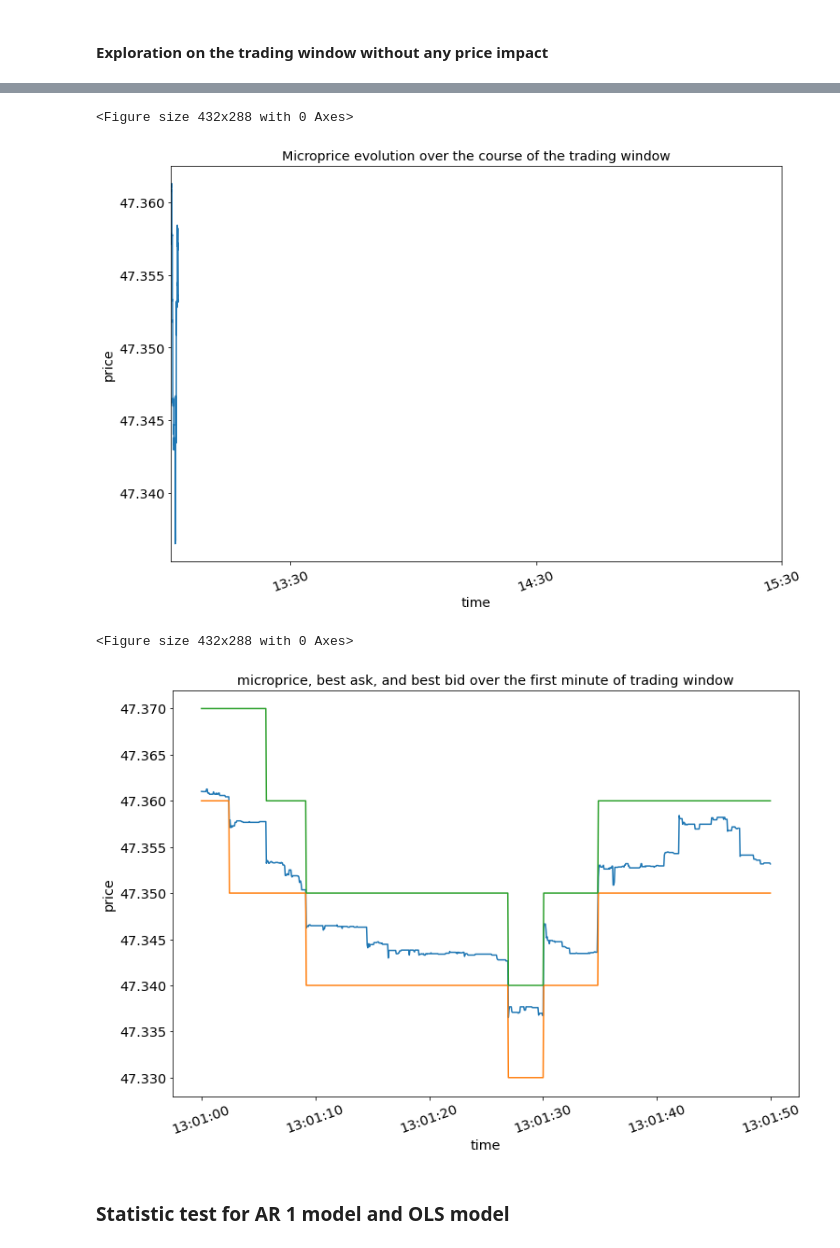
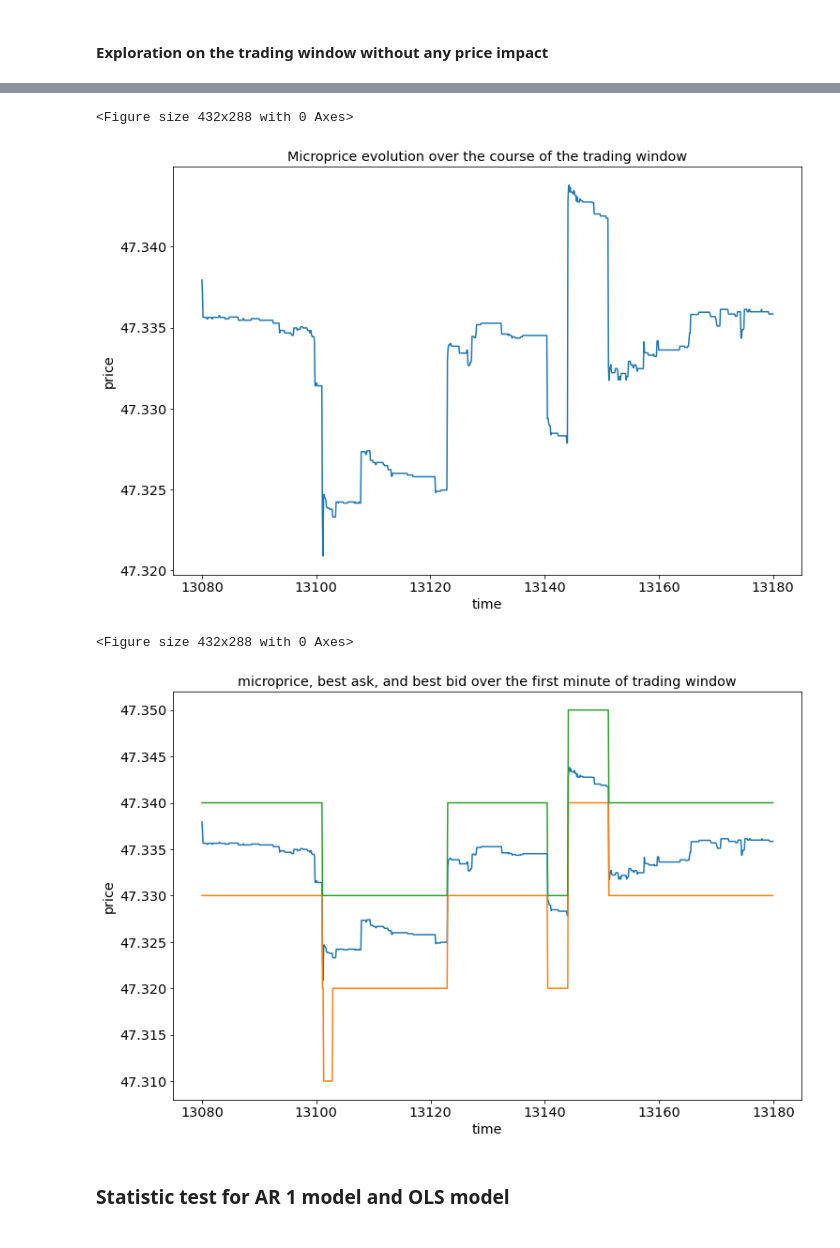
Before and after one commit to zscialom/RL_Research, a Jupyter notebook: RESEARCH_PAPER_CODE.ipynb, the cells around one changed output, grey strips where cells are left out. Cells and saved outputs as stored; diff of their text form; code cells hidden in the pictures.

```diff
--- a/RESEARCH_PAPER_CODE.ipynb
+++ b/RESEARCH_PAPER_CODE.ipynb
@@ -149,22 +216,24 @@ oneMinute = 60
 # START TRADING: 13h00
 # between 9:30 and 13:00: 3.5 hours so, 210 minutes
 # work with 13:01 for convenience
-tradStart = 211
+tradStart = 218
 initTime = (tradStart*secondFreq*oneMinute)-1       # time for 13:01 am
 
 # STOP TRADING: 15:30
 # 16:00 - 30 minutes
 #thirtyMin = 30*secondFreq*60                        # 30 minutes:
 #thirtyMin = (178*60+55)*secondFreq                 # 16:00 - 2 hours 58 minutes 55 seconds 5steps
-thirtyMin = (177*60+20)*secondFreq                 # 16:00 - 2 hours 57 minutes 20 seconds 100steps
+#thirtyMin = (170*60+20)*secondFreq                 # 16:00 - 2 hours 57 minutes 20 seconds 100steps
 #thirtyMin = (178*60+50)*secondFreq                 # 16:00 - 2 hours 58 minutes 50 seconds 10steps
-#thirtyMin = (178*60+10)*secondFreq                 # 16:00 - 2 hours 58 minutes 10 seconds 50steps
+thirtyMin = (170*60+50)*secondFreq                 # 16:00 - 2 hours 58 minutes 10 seconds 50steps
 
 # Length of estimation window - 1 hour
 N = oneMinute*secondFreq
 
 totalTime = len(t)
-tradingTime = t[initTime:totalTime-thirtyMin]       # trading window studied: 1:01pm to 3:30pm -
+#tradingTime = t[initTime:totalTime-thirtyMin]       # trading window studied: 1:01pm to 3:30pm -
+tradingTime = t[initTime:totalTime-0]       # trading window studied: 1:01pm to 3:30pm -
+
 tradingTime = tradingTime[::secondFreq]             # take every second (for trading)
 tradingTime = np.array(list(map(int, tradingTime)),dtype='int')           # only deal with integers
 
@@ -252,33 +335,33 @@ Text(0.5, 1.0, 'Evolution of the order flow on the trading window')
 # %%
 # Evolution of the microprice on the trading window
 
 plt.figure(1)
 fig, ax = plt.subplots(figsize=(12,8))
 plt.plot(t[initTime:totalTime-thirtyMin],microprice[initTime:totalTime-thirtyMin])
 plt.title('Microprice evolution over the course of the trading window')
 plt.ylabel('price')
 plt.xlabel('time')
-plt.xticks([14400, 18000,21600], ['13:30', '14:30', '15:30'], rotation=20)
+#plt.xticks([14400, 18000,21600], ['13:30', '14:30', '15:30'], rotation=20)
 plt.savefig('/content/drive/Shared drives/ProjectML/Project/Temporary_Plots_Figures/'+ticker+'/Micro_price_evolution_tradingwindow.png')
 plt.show()
 
 plt.figure(2)
 fig, ax = plt.subplots(figsize=(12,8))
 plt.plot(t[initTime:initTime+1000],microprice[initTime:initTime+1000])
 plt.plot(t[initTime:initTime+1000],bid[initTime:initTime+1000,0])
 plt.plot(t[initTime:initTime+1000],ask[initTime:initTime+1000,0])
 plt.title('microprice, best ask, and best bid over the first minute of trading window')
 plt.ylabel('price')
 plt.xlabel('time')
-plt.xticks([12660, 12680, 12700, 12720, 12740, 12760], ['13:01:00', '13:01:10', '13:01:20','13:01:30','13:01:40','13:01:50'], rotation=20)
+#plt.xticks([12660, 12680, 12700, 12720, 12740, 12760], ['13:01:00', '13:01:10', '13:01:20','13:01:30','13:01:40','13:01:50'], rotation=20)
 #plt.xticks([0, 1, 2, 3, 4, 5], ['13:01:00', '13:01:10', '13:01:20','13:01:30','13:01:40','13:01:50'], rotation=20)
 plt.savefig('/content/drive/Shared drives/ProjectML/Project/Temporary_Plots_Figures/'+ticker+'/microprice_bestBidAsk_firstminute.png')
 plt.show()
 # %% [output]
 <Figure size 432x288 with 0 Axes>
-[figure, old version]
+[figure, new version]
 <Figure size 432x288 with 0 Axes>
-[figure, old version]
+[figure, new version]
 # %% [markdown]
 ### Statistic test for AR 1 model and OLS model
 # %%
```
Also changed, not shown: parts of 26 cells of this notebook.
